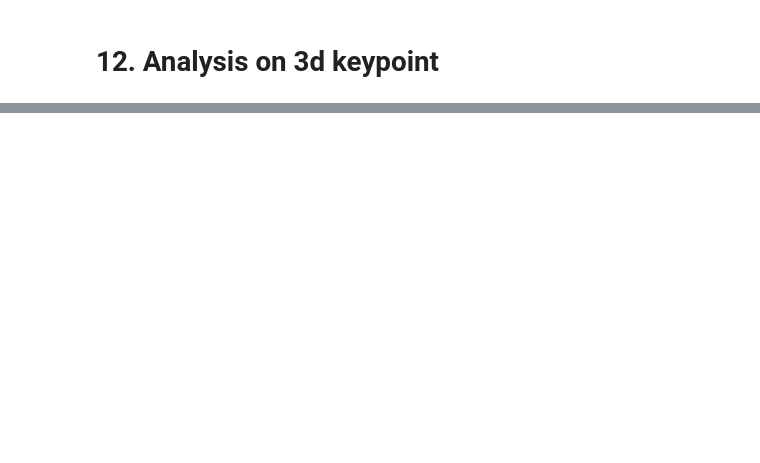
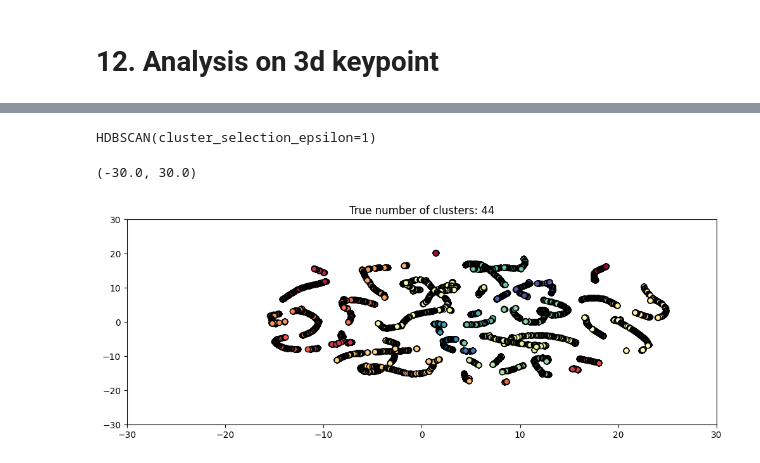
Before and after one commit to giles-hu/CSHL_demos2024, a Jupyter notebook: CSHL_demo_murphylab_hao_tony.ipynb, the cells around one changed output, grey strips where cells are left out. Cells and saved outputs as stored; diff of their text form; code cells hidden in the pictures; blank space fills up the shorter version.

```diff
--- a/CSHL_demo_murphylab_hao_tony.ipynb
+++ b/CSHL_demo_murphylab_hao_tony.ipynb
@@ -393,7 +420,7 @@ for anipose_p in ['anipose_cylinder_bad_init_finetune']: #
 # load csv file
 import pandas as pd
 # %%
-data3d = pd.read_csv('/mnt/team/TM_Lab/HHao/CSHL/Demos/anipose_demo/mice_2023/videos/pose-3d/DTL2_2023-07-28_1.csv')
+data3d = pd.read_csv('anipose_demo/mice_2023/videos/pose-3d/DTL2_2023-07-28_1.csv')
 # %%
 import umap
 # %%
@@ -408,0 +442,53 @@ plt.title('UMAP projection of the Demo dataset', fontsize=24);
+# %%
+
+from sklearn.cluster import HDBSCAN
+
+
+hdb_all = HDBSCAN(cluster_selection_epsilon = 1) # max_cluster_size= 10) #min_cluster_size=None,
+
+hdb_all.fit(embedding)
+# %% [output]
+HDBSCAN(cluster_selection_epsilon=1)
+# %%
+import numpy as np
+def plot(X, labels, probabilities=None, parameters=None, ground_truth=False, ax=None):
+    if ax is None:
+        _, ax = plt.subplots(figsize=(10, 4))
+    labels = labels if labels is not None else np.ones(X.shape[0])
+    probabilities = probabilities if probabilities is not None else np.ones(X.shape[0])
+    # Black removed and is used for noise instead.
+    unique_labels = set(labels)
+    colors = [plt.cm.Spectral(each) for each in np.linspace(0, 1, len(unique_labels))]
+    # The probability of a point belonging to its labeled cluster determines
+    # the size of its marker
+    proba_map = {idx: probabilities[idx] for idx in range(len(labels))}
+    for k, col in zip(unique_labels, colors):
+        if k == -1:
+            # Black used for noise.
+            col = [0, 0, 0, 1]
+
+        class_index = np.where(labels == k)[0]
+        for ci in class_index:
+            ax.plot(
+                X[ci, 0],
+                X[ci, 1],
+                "x" if k == -1 else "o",
+                markerfacecolor=tuple(col),
+                markeredgecolor="k",
+                markersize=4 if k == -1 else 1 + 5 * proba_map[ci],
+            )
+    n_clusters_ = len(set(labels)) - (1 if -1 in labels else 0)
+    preamble = "True" if ground_truth else "Estimated"
+    title = f"{preamble} number of clusters: {n_clusters_}"
+    if parameters is not None:
+        parameters_str = ", ".join(f"{k}={v}" for k, v in parameters.items())
+        title += f" | {parameters_str}"
+    ax.set_title(title)
+    plt.tight_layout()
+# %%
+plot(embedding, labels=hdb_all.labels_, ground_truth=True)
+plt.xlim(-30, 30)
+plt.ylim(-30, 30)
+# %% [output]
+(-30.0, 30.0)
+[figure, added]
```
Also changed, not shown: parts of 27 cells of this notebook.
